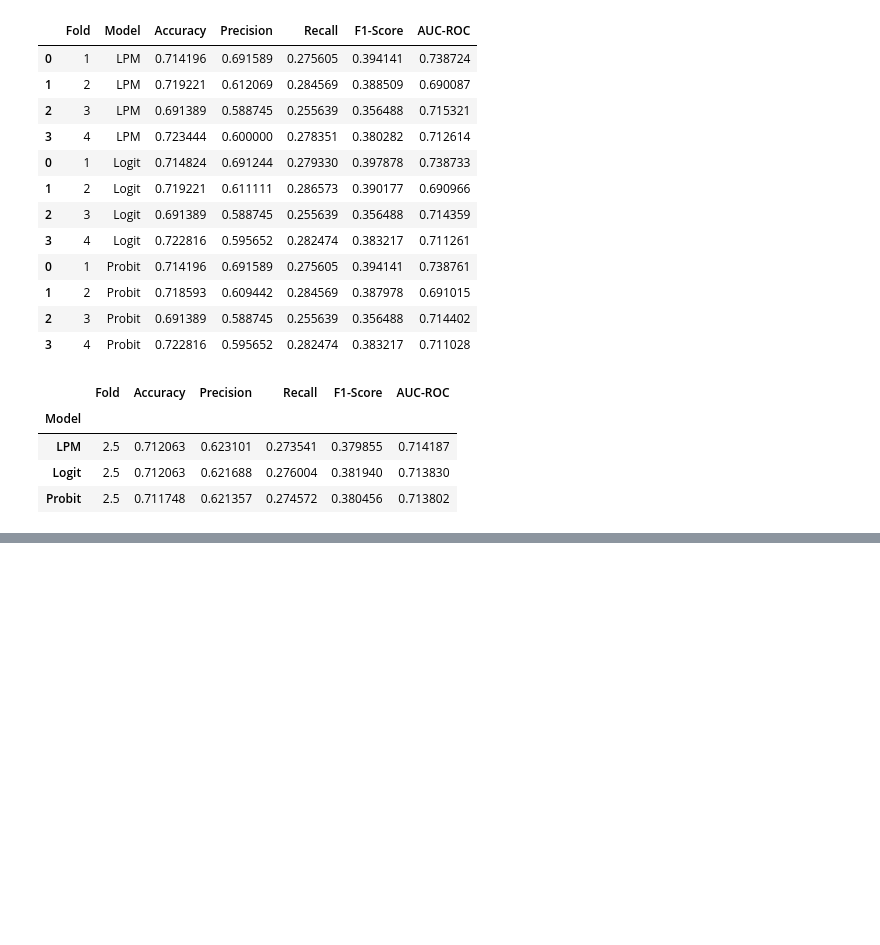
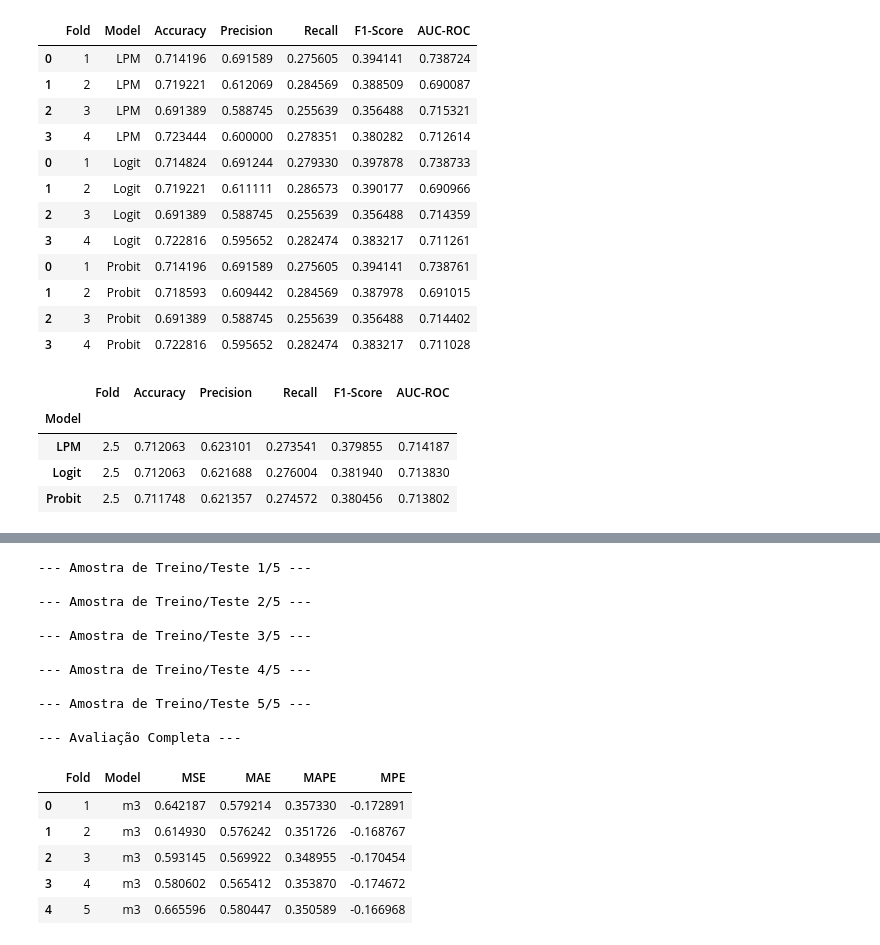
Before and after one commit to ronan-cunha/machine-learning-course, a Jupyter notebook: Notebooks/aula_8_avaliacao_modelos.ipynb, the cells around one changed output, grey strips where cells are left out. Cells and saved outputs as stored; diff of their text form; code cells hidden in the pictures; blank space fills up the shorter version.

```diff
--- a/Notebooks/aula_8_avaliacao_modelos.ipynb
+++ b/Notebooks/aula_8_avaliacao_modelos.ipynb
@@ -331,0 +523,58 @@ df_results.groupby('Model').mean()
+# %%
+# Definindo a fórmula do modelo
+formula = 'MEDV ~ MedInc + HouseAge + AveRooms + AveBedrms + Population + AveOccup'
+model =  'm3'
+
+# Lista para armazenar os resultados de cada fold
+all_fold_metrics = []
+
+for i, (train_index, test_index) in enumerate(kf.split(df_real)): # kf.split deve usar df_real que contem affair_scaled
+    print(f"\n--- Amostra de Treino/Teste {i+1}/{num_splits} ---")
+
+    # Dividir os dados em treino e teste (usando KFold para splits não sobrepostos)
+    df_train = df_real.iloc[train_index]
+    df_test = df_real.iloc[test_index]
+
+    # Instanciar e ajustar os modelos
+    classifier = RegressionModel('LPM')
+    classifier.fit(formula, df_train)
+
+
+    # Fazer previsões no conjunto de teste
+    y_true_regression = df_test['MEDV']
+
+    # As previsões são contínuas para métricas de regressão
+    preds_regression = classifier.predict(df_test)
+
+    # Avaliar o modelo e armazenar as métricas para o fold atual
+    fold_metrics = {
+        'Fold': i + 1,
+        'Model': model,
+        'MSE': mean_squared_error(y_true_regression, preds_regression),
+        'MAE': mean_absolute_error(y_true_regression, preds_regression),
+        'MAPE': mean_absolute_percentage_error(y_true_regression, preds_regression),
+        'MPE': np.mean(((y_true_regression - preds_regression) / (y_true_regression )))
+    }
+    all_fold_metrics.append(fold_metrics)
+
+print("\n--- Avaliação Completa ---")
+results_df3 = pd.DataFrame(all_fold_metrics)
+display(results_df3)
+# %% [output]
+--- Amostra de Treino/Teste 1/5 ---
+
+--- Amostra de Treino/Teste 2/5 ---
+
+--- Amostra de Treino/Teste 3/5 ---
+
+--- Amostra de Treino/Teste 4/5 ---
+
+--- Amostra de Treino/Teste 5/5 ---
+
+--- Avaliação Completa ---
+|  | Fold | Model | MSE | MAE | MAPE | MPE |
+| 0 | 1 | m3 | 0.642187 | 0.579214 | 0.357330 | -0.172891 |
+| 1 | 2 | m3 | 0.614930 | 0.576242 | 0.351726 | -0.168767 |
+| 2 | 3 | m3 | 0.593145 | 0.569922 | 0.348955 | -0.170454 |
+| 3 | 4 | m3 | 0.580602 | 0.565412 | 0.353870 | -0.174672 |
+| 4 | 5 | m3 | 0.665596 | 0.580447 | 0.350589 | -0.166968 |
```
Also changed, not shown: parts of 8 cells of this notebook.
